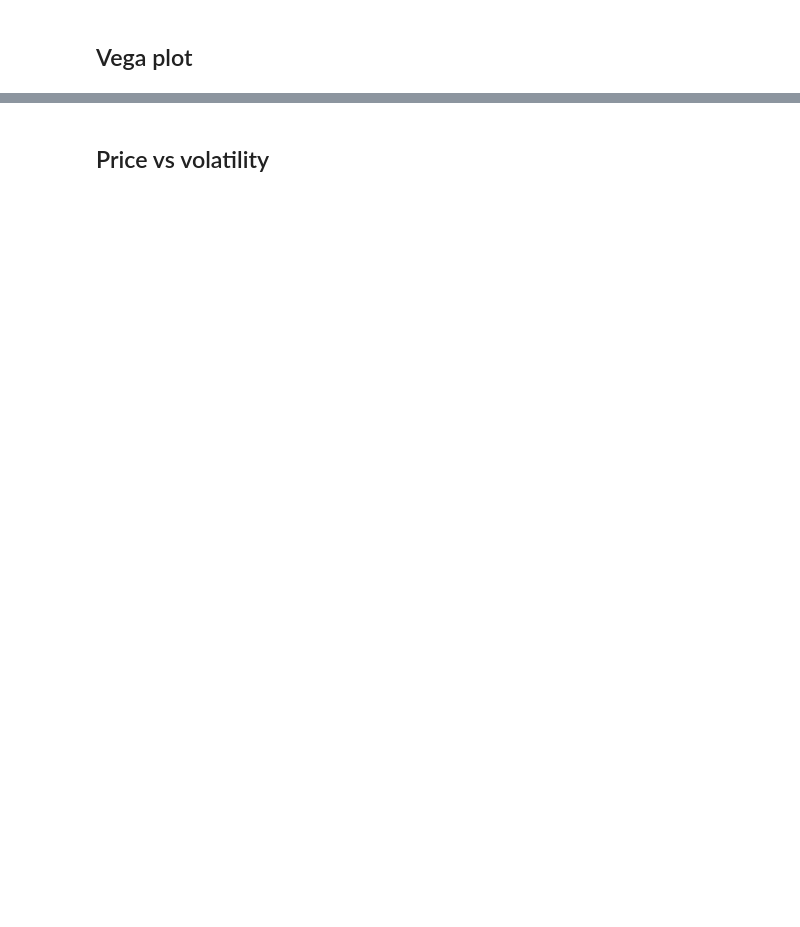
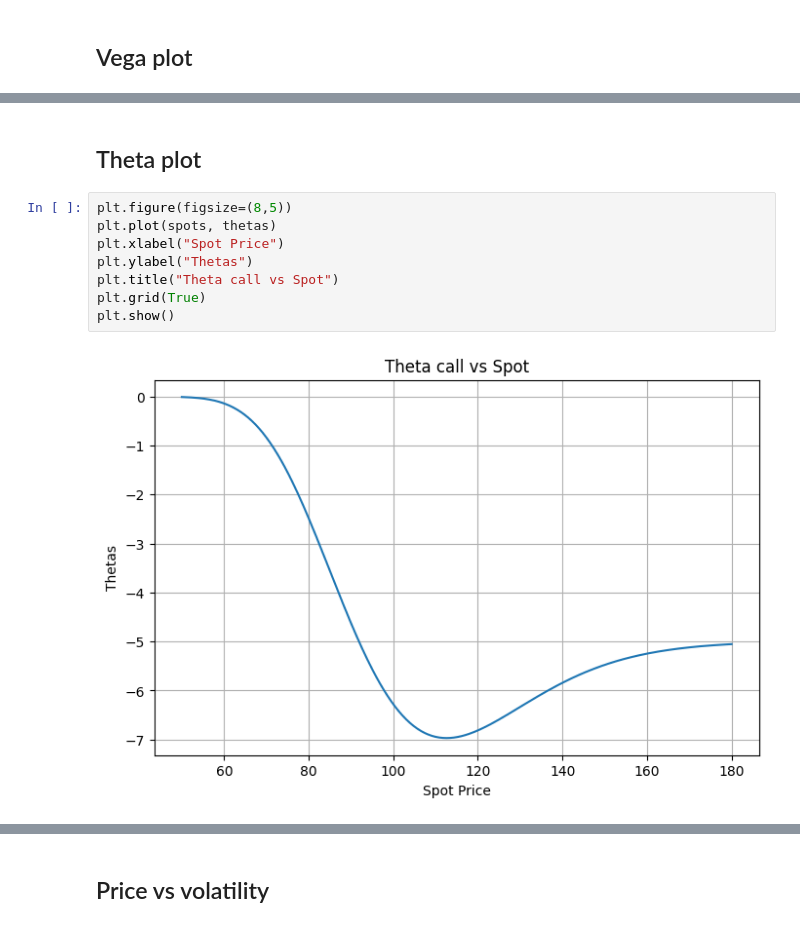
Before and after one commit to Mohammadsajjad021/QuantLib-lite--Option-Pricing---Greeks-Engine, a Jupyter notebook: notebooks/option_pricing_demo.ipynb, the cells around one changed output, grey strips where cells are left out. Cells and saved outputs as stored; diff of their text form; blank space fills up the shorter version.

```diff
--- a/notebooks/option_pricing_demo.ipynb
+++ b/notebooks/option_pricing_demo.ipynb
@@ -131,0 +134,12 @@ plt.show()
+# %% [markdown]
+## Theta plot
+# %%
+plt.figure(figsize=(8,5))
+plt.plot(spots, thetas)
+plt.xlabel("Spot Price")
+plt.ylabel("Thetas")
+plt.title("Theta call vs Spot")
+plt.grid(True)
+plt.show()
+# %% [output]
+[figure, added]
```
Also changed, not shown: parts of 11 cells of this notebook, 10 other files.
